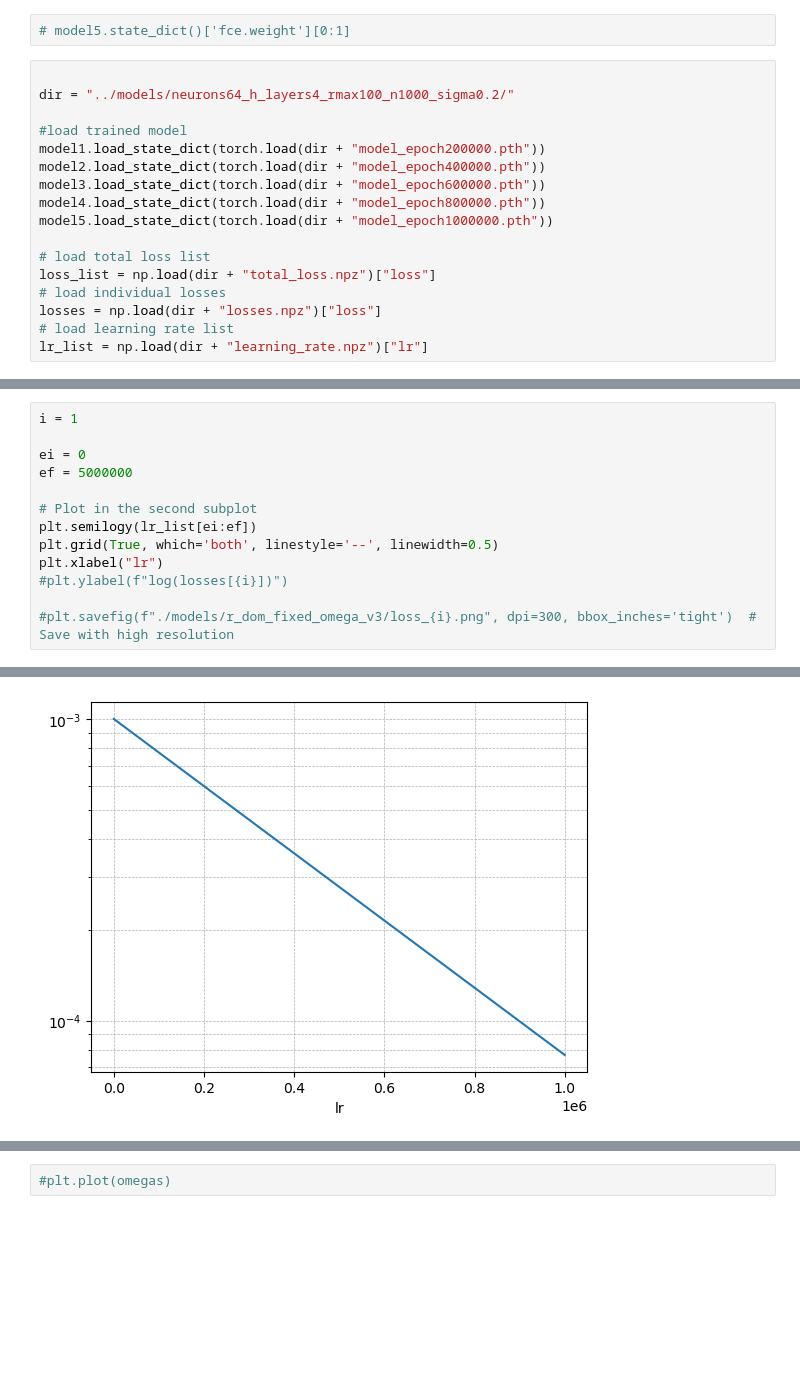
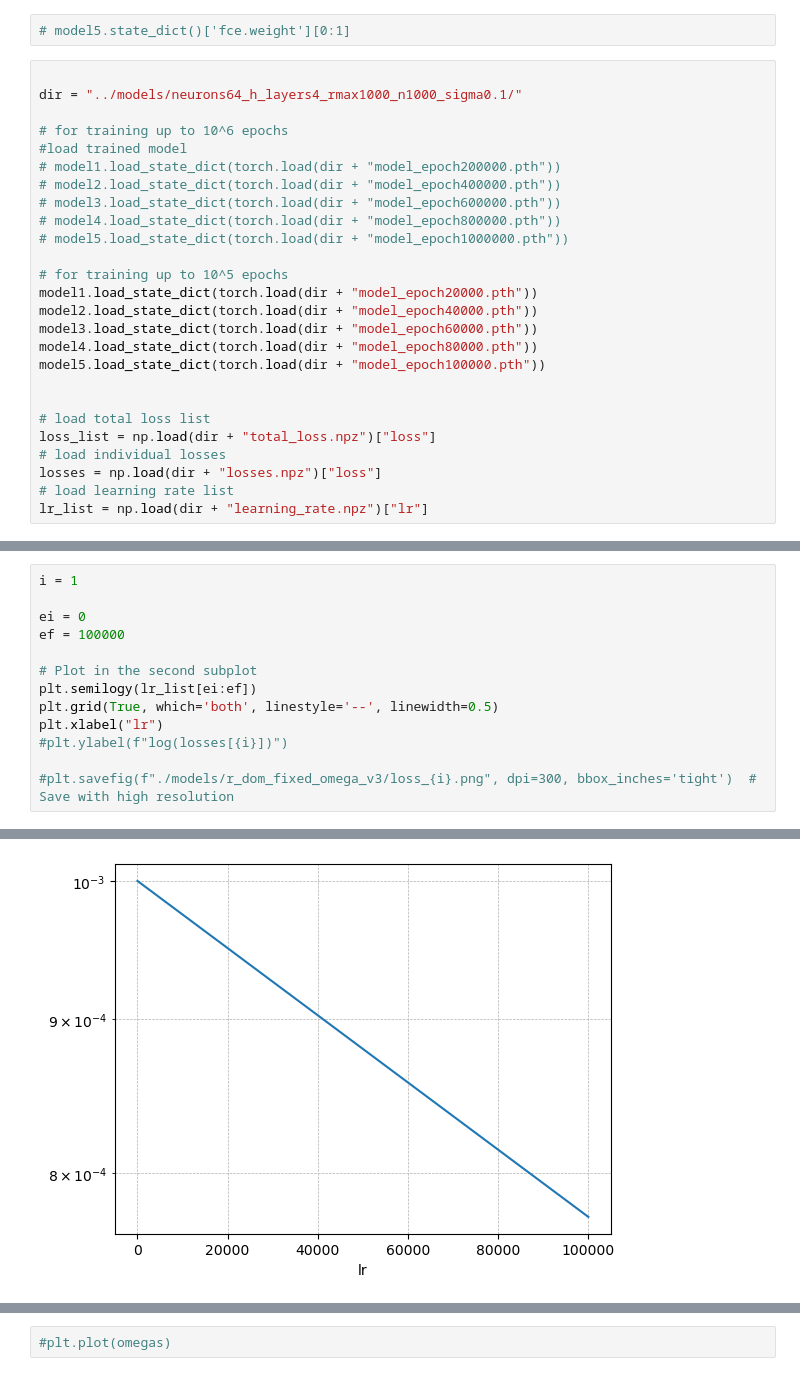
Before and after one commit to ThanasisGiannakopoulos/PINNS_Boson_stars, a Jupyter notebook: notebooks/model_eval.ipynb, the cells around one changed output, grey strips where cells are left out. Cells and saved outputs as stored; diff of their text form; blank space fills up the shorter version.

```diff
--- a/notebooks/model_eval.ipynb
+++ b/notebooks/model_eval.ipynb
@@ -91,14 +92,23 @@ phi0  = 0.05 * torch.ones(1)
 # model5.state_dict()['fce.weight'][0:1]
 # %%
 
-dir = "../models/neurons64_h_layers4_rmax100_n1000_sigma0.2/"
+dir = "../models/neurons64_h_layers4_rmax1000_n1000_sigma0.1/"
 
+# for training up to 10^6 epochs
 #load trained model
-model1.load_state_dict(torch.load(dir + "model_epoch200000.pth"))
-model2.load_state_dict(torch.load(dir + "model_epoch400000.pth"))
-model3.load_state_dict(torch.load(dir + "model_epoch600000.pth"))
-model4.load_state_dict(torch.load(dir + "model_epoch800000.pth"))
-model5.load_state_dict(torch.load(dir + "model_epoch1000000.pth"))
+# model1.load_state_dict(torch.load(dir + "model_epoch200000.pth"))
+# model2.load_state_dict(torch.load(dir + "model_epoch400000.pth"))
+# model3.load_state_dict(torch.load(dir + "model_epoch600000.pth"))
+# model4.load_state_dict(torch.load(dir + "model_epoch800000.pth"))
+# model5.load_state_dict(torch.load(dir + "model_epoch1000000.pth"))
+
+# for training up to 10^5 epochs
+model1.load_state_dict(torch.load(dir + "model_epoch20000.pth"))
+model2.load_state_dict(torch.load(dir + "model_epoch40000.pth"))
+model3.load_state_dict(torch.load(dir + "model_epoch60000.pth"))
+model4.load_state_dict(torch.load(dir + "model_epoch80000.pth"))
+model5.load_state_dict(torch.load(dir + "model_epoch100000.pth"))
+
 
 # load total loss list
 loss_list = np.load(dir + "total_loss.npz")["loss"]
@@ -136,19 +146,19 @@ Text(0, 0.5, 'log(losses[4])')
 # %%
 i = 1
 
 ei = 0
-ef = 5000000
+ef = 100000
 
 # Plot in the second subplot
 plt.semilogy(lr_list[ei:ef])
 plt.grid(True, which='both', linestyle='--', linewidth=0.5)
 plt.xlabel("lr")
 #plt.ylabel(f"log(losses[{i}])")
 
 #plt.savefig(f"./models/r_dom_fixed_omega_v3/loss_{i}.png", dpi=300, bbox_inches='tight')  # Save with high resolution
 # %% [output]
 Text(0.5, 0, 'lr')
-[figure, old version]
+[figure, new version]
 # %%
 R0 = torch.zeros(1, requires_grad=True)#.to(device)
 nn_sol_r01 = model1(R0)#.cpu().detach().numpy() # detach some extra info, and numpy makes a numpy array to plot
```
Also changed, not shown: parts of 16 cells of this notebook.
